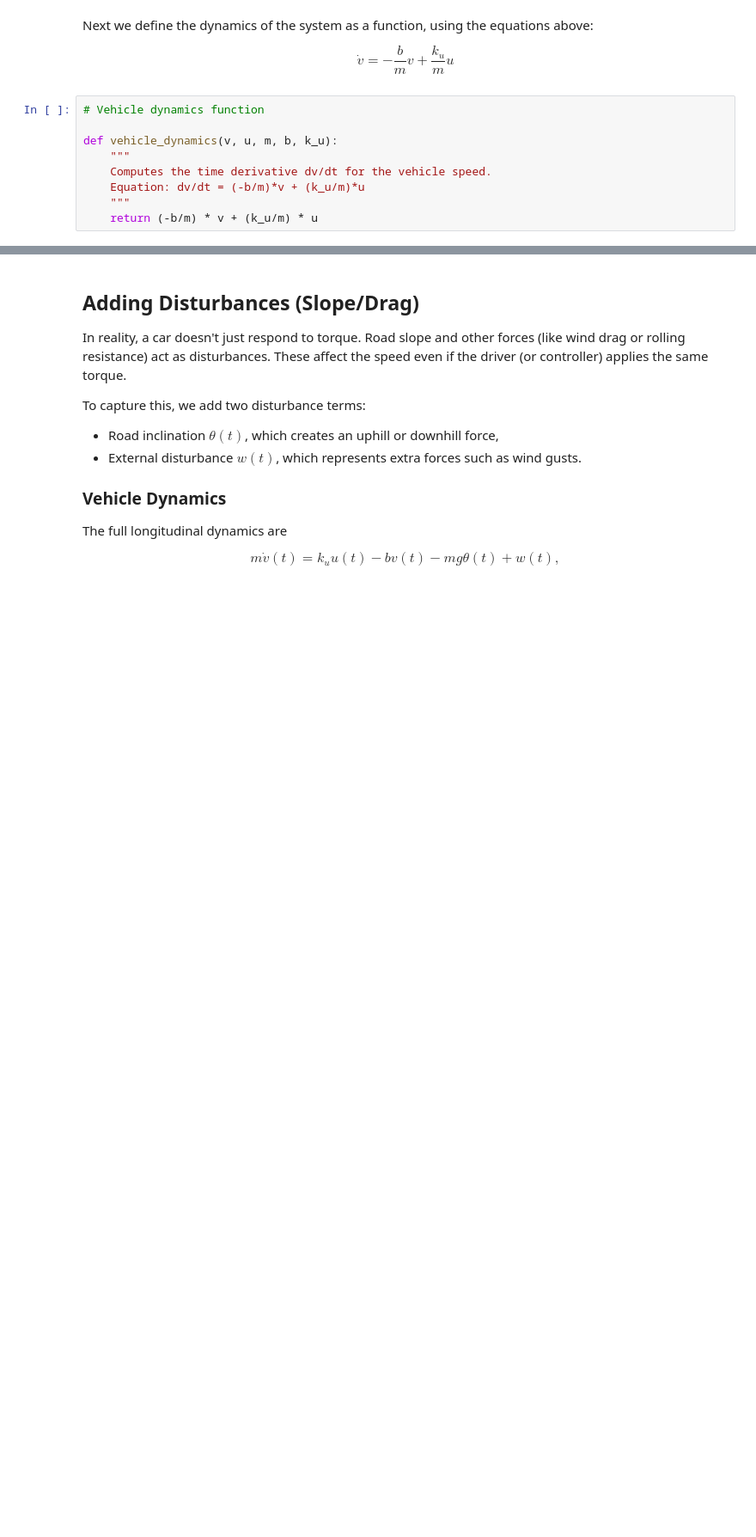
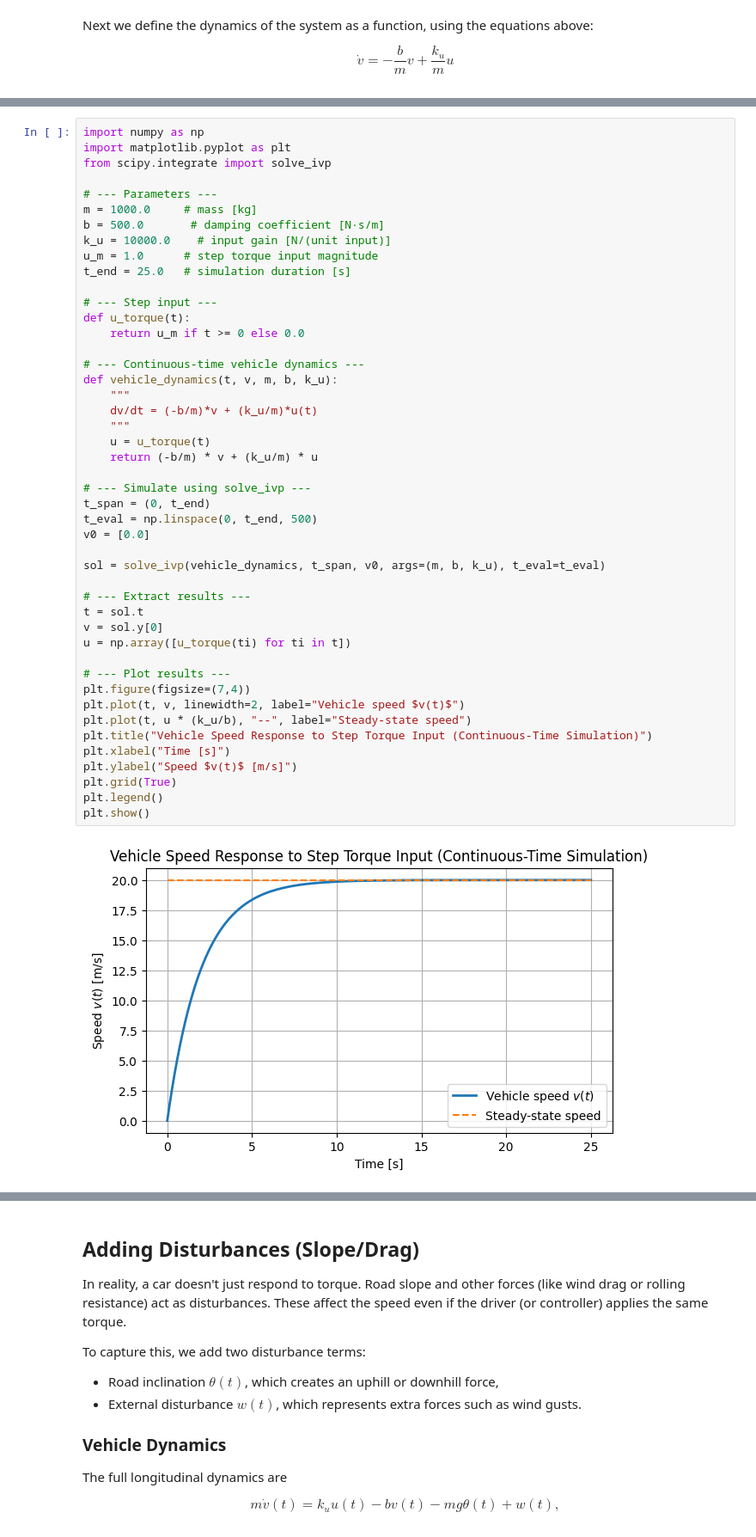
Before and after one commit to suann124/AIinTeaching_Archive, a Jupyter notebook: lectures/L4_Firstorder_1.ipynb, the cells around one changed output, grey strips where cells are left out. Shown at 86% size. Cells and saved outputs as stored; diff of their text form; blank space fills up the shorter version.

```diff
--- a/lectures/L4_Firstorder_1.ipynb
+++ b/lectures/L4_Firstorder_1.ipynb
@@ -108,12 +108,3 @@ Next we define the dynamics of the system as a function, using the equations abo
 $$
 \dot v = -\frac{b}{m} v + \frac{k_u}{m} u
 $$
-# %%
-# Vehicle dynamics function
-
-def vehicle_dynamics(v, u, m, b, k_u):
-    """
-    Computes the time derivative dv/dt for the vehicle speed.
-    Equation: dv/dt = (-b/m)*v + (k_u/m)*u
-    """
-    return (-b/m) * v + (k_u/m) * u
@@ -168,3 +113,51 @@ plt.show()
+# %%
+import numpy as np
+import matplotlib.pyplot as plt
+from scipy.integrate import solve_ivp
+
+# --- Parameters ---
+m = 1000.0     # mass [kg]
+b = 500.0       # damping coefficient [N·s/m]
+k_u = 10000.0    # input gain [N/(unit input)]
+u_m = 1.0      # step torque input magnitude
+t_end = 25.0   # simulation duration [s]
+
+# --- Step input ---
+def u_torque(t):
+    return u_m if t >= 0 else 0.0
+
+# --- Continuous-time vehicle dynamics ---
+def vehicle_dynamics(t, v, m, b, k_u):
+    """
+    dv/dt = (-b/m)*v + (k_u/m)*u(t)
+    """
+    u = u_torque(t)
+    return (-b/m) * v + (k_u/m) * u
+
+# --- Simulate using solve_ivp ---
+t_span = (0, t_end)
+t_eval = np.linspace(0, t_end, 500)
+v0 = [0.0]
+
+sol = solve_ivp(vehicle_dynamics, t_span, v0, args=(m, b, k_u), t_eval=t_eval)
+
+# --- Extract results ---
+t = sol.t
+v = sol.y[0]
+u = np.array([u_torque(ti) for ti in t])
+
+# --- Plot results ---
+plt.figure(figsize=(7,4))
+plt.plot(t, v, linewidth=2, label="Vehicle speed $v(t)$")
+plt.plot(t, u * (k_u/b), "--", label="Steady-state speed")
+plt.title("Vehicle Speed Response to Step Torque Input (Continuous-Time Simulation)")
+plt.xlabel("Time [s]")
+plt.ylabel("Speed $v(t)$ [m/s]")
+plt.grid(True)
+plt.legend()
+plt.show()
+# %% [output]
+[figure, added]
 # %% [markdown]
 At $t = 2 $seconds, the torque jumps from 0 to 120 N·m.
 
```
Also changed, not shown: parts of 23 cells of this notebook.
